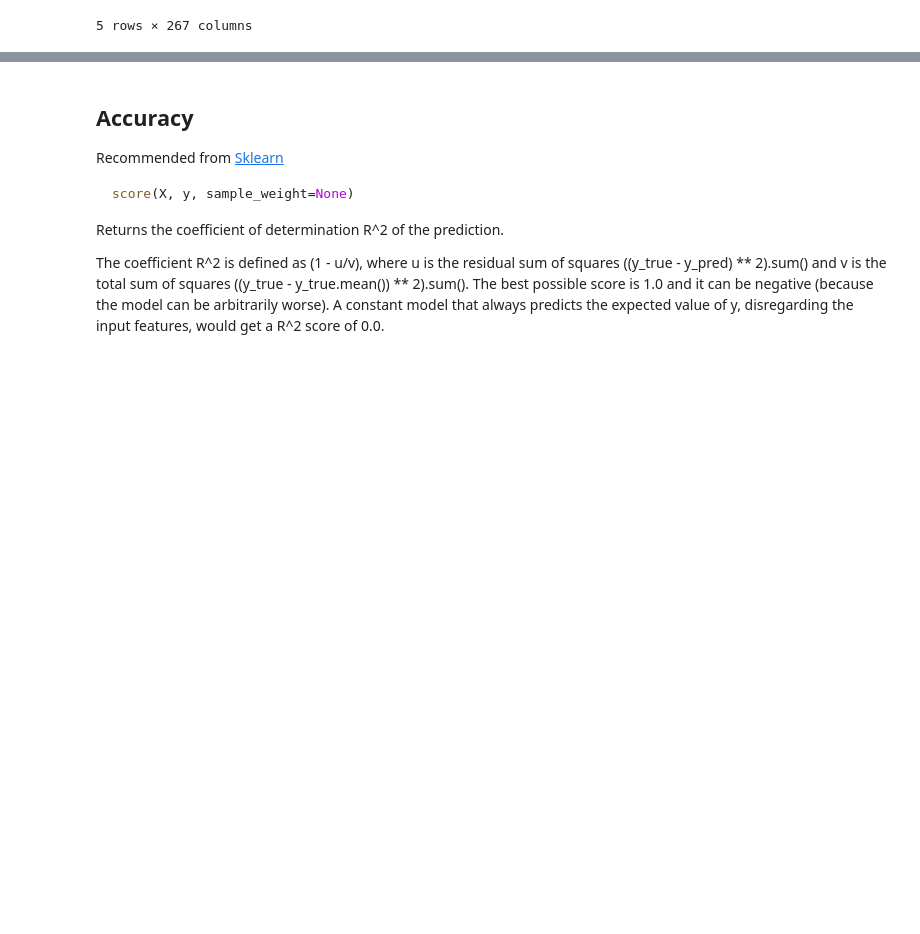
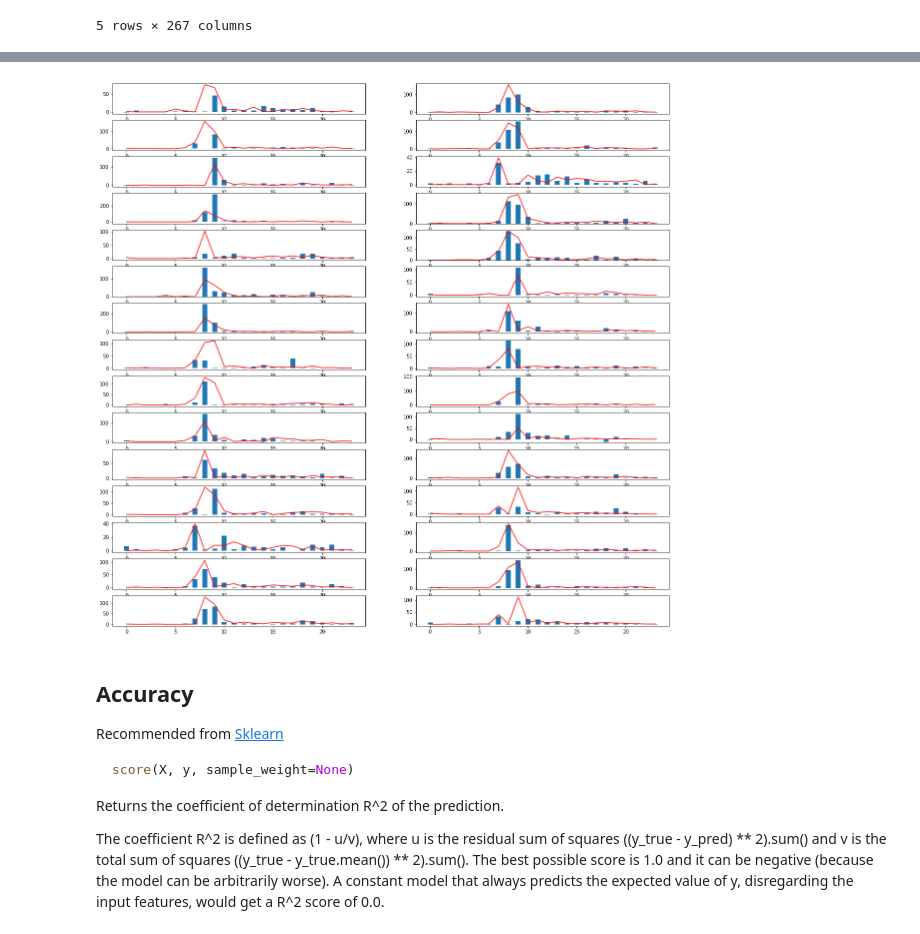
Before and after one commit to dataBikeHsUlm/MapReduce, a Jupyter notebook: Data_Profiling_Hourly/MLPRegressor.ipynb, the cells around one changed output, grey strips where cells are left out. Drawn from its saved outputs; the diff is of its cells as text; code cells hidden in the pictures; blank space fills up the shorter version.

```diff
--- a/Data_Profiling_Hourly/MLPRegressor.ipynb
+++ b/Data_Profiling_Hourly/MLPRegressor.ipynb
@@ -183,3 +203,18 @@ df.head()
+# %%
+length = 30
+width = 2
+height = length / width + length % width
+
+plt.figure(figsize=(20,20))
+
+for i in range(length):
+    plt.subplot(height, width, i + 1)
+    plt.plot(list(range(24)),list(map(lambda x:x[i],y_tests)), color="red")
+    plt.bar(list(range(24)),list(map(lambda x:x[i],preds)), 0.5)
+
+plt.show()
+# %% [output]
+[figure, added]
 # %% [markdown]
 ## Accuracy
 Recommended from [Sklearn](https://scikit-learn.org/stable/modules/generated/sklearn.neural_network.MLPRegressor.html#sklearn.neural_network.MLPRegressor)<br>
```
Also changed, not shown: parts of 11 cells of this notebook.
